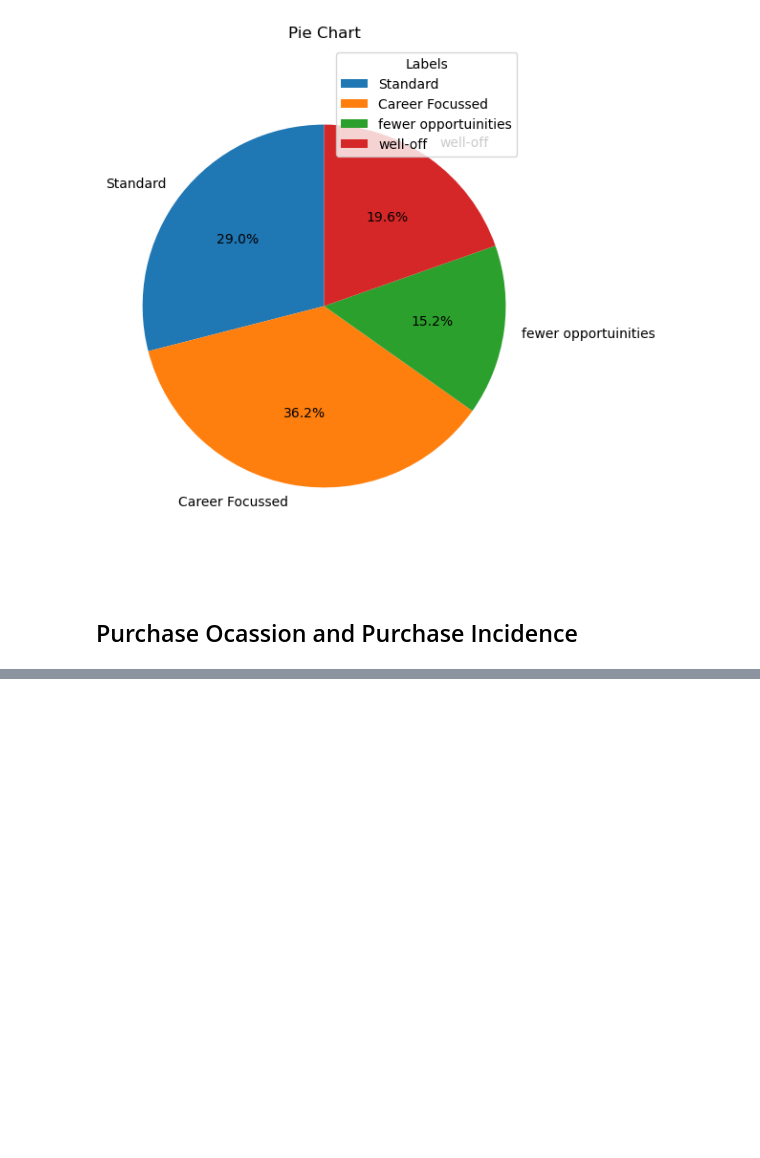
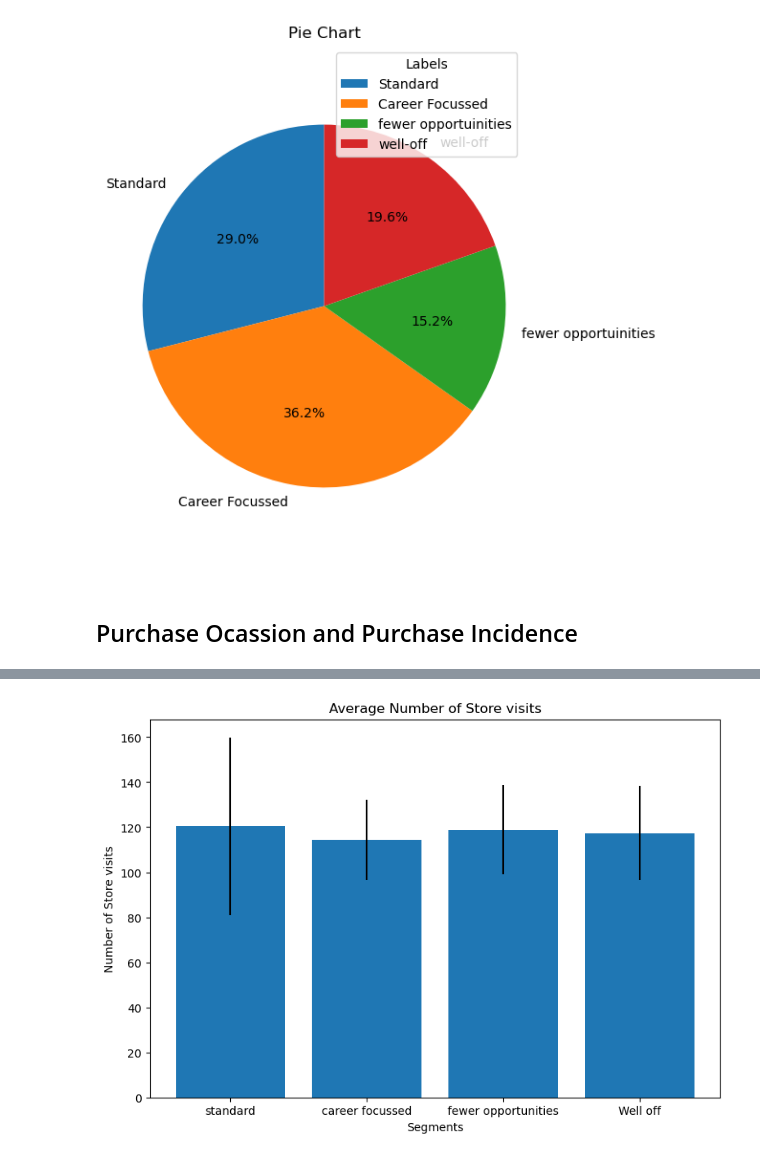
Before and after one commit to satwikboina111/CustomerAnalytics, a Jupyter notebook: Notebooks/Purchase_Analytics.ipynb, the cells around one changed output, grey strips where cells are left out. Cells and saved outputs as stored; diff of their text form; code cells hidden in the pictures; blank space fills up the shorter version.

```diff
--- a/Notebooks/Purchase_Analytics.ipynb
+++ b/Notebooks/Purchase_Analytics.ipynb
@@ -202,3 +202,9 @@ plot_pie_chart(values = segment_prop['proportions'],labels = segment_prop['Segme
 [figure]
 # %% [markdown]
 ## Purchase Ocassion and Purchase Incidence
+# %%
+df_descriptive.drop(['ID'],axis = 1,inplace=True)
+# %%
+segments_mean = df_descriptive.groupby('Segment').mean()
+segments_std = df_descriptive.groupby('Segment').std()
+segments_std
@@ -204,0 +218,14 @@ plot_pie_chart(values = segment_prop['proportions'],labels = segment_prop['Segme
+# %%
+plt.figure(figsize=(9,6))
+plt.bar(x = (0,1,2,3),
+        tick_label =("standard","career focussed","fewer opportunities","Well off") ,
+        height = segments_mean['N_visits'],
+        yerr = segments_std['N_visits'],
+
+        )
+plt.xlabel("Segments")
+plt.ylabel("Number of Store visits")
+plt.title("Average Number of Store visits")
+plt.show()
+# %% [output]
+[figure, added]
```
Also changed, not shown: parts of 12 cells of this notebook.
